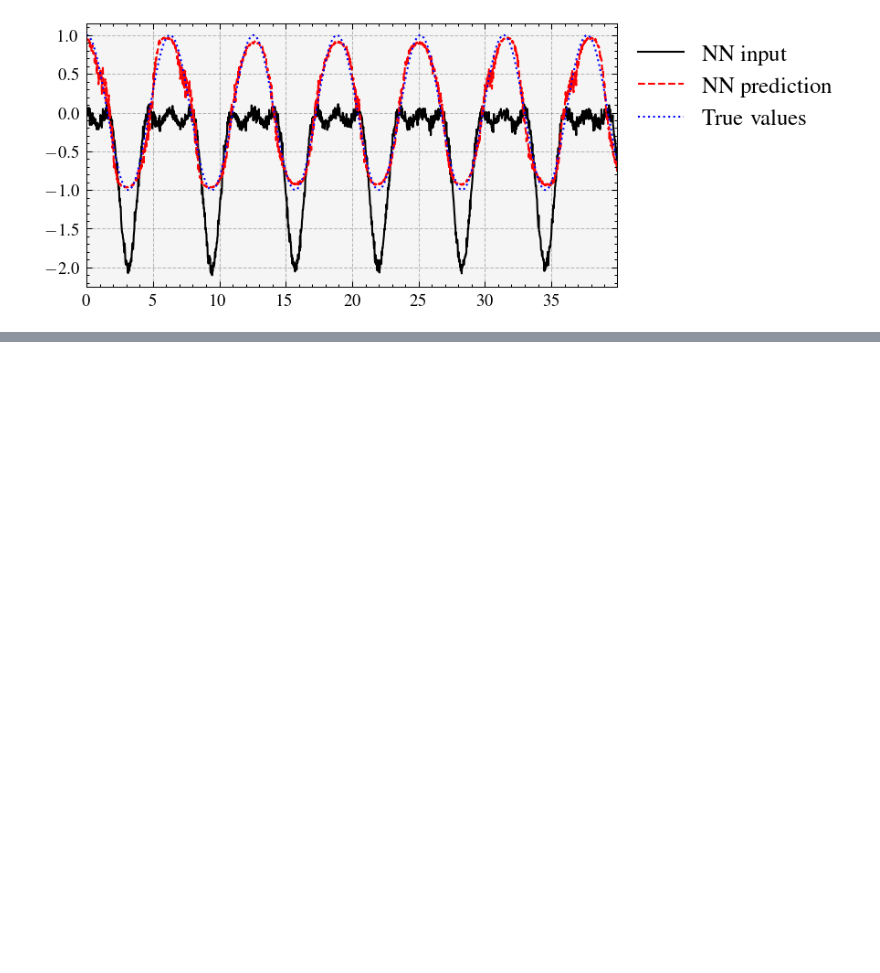
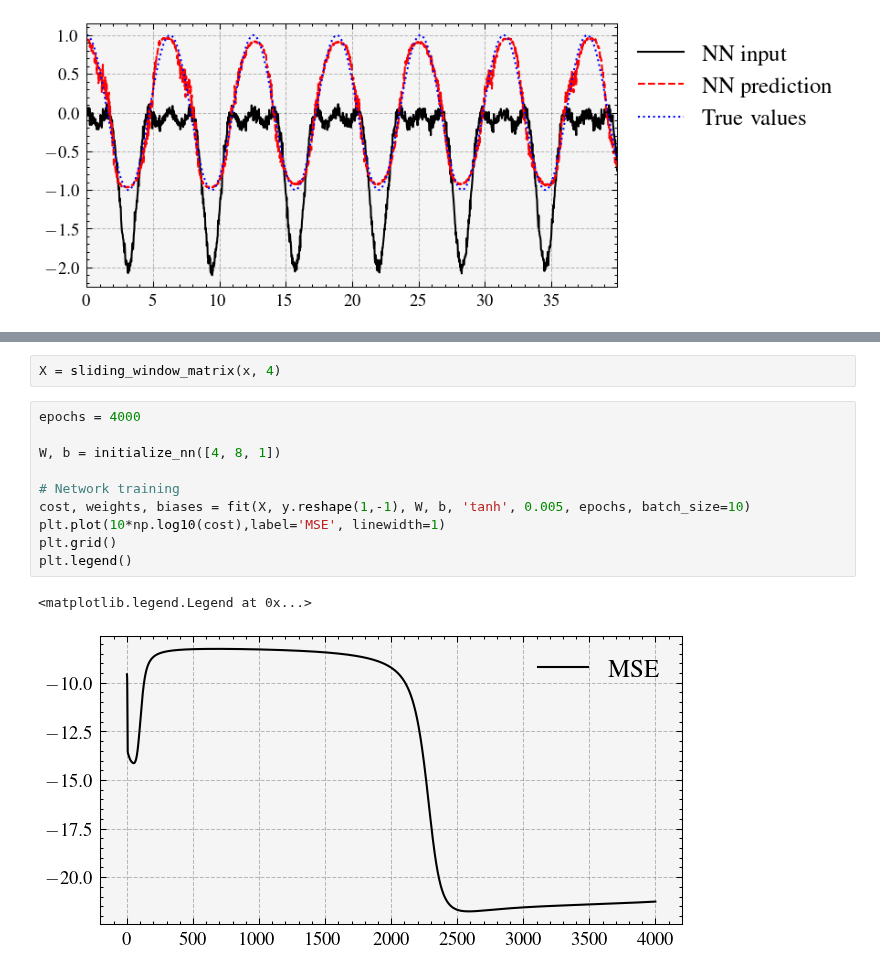
Before and after one commit to edsonportosilva/AdaptiveSignalProcessing, a Jupyter notebook: notebooks/8. MLP Neural Networks.ipynb, the cells around one changed output, grey strips where cells are left out. Cells and saved outputs as stored; diff of their text form; blank space fills up the shorter version.

```diff
--- a/notebooks/8. MLP Neural Networks.ipynb
+++ b/notebooks/8. MLP Neural Networks.ipynb
@@ -347,0 +394,15 @@ plt.legend(bbox_to_anchor=(1, 1));
+# %%
+X = sliding_window_matrix(x, 4)
+# %%
+epochs = 4000
+
+W, b = initialize_nn([4, 8, 1])
+
+# Network training
+cost, weights, biases = fit(X, y.reshape(1,-1), W, b, 'tanh', 0.005, epochs, batch_size=10)
+plt.plot(10*np.log10(cost),label='MSE', linewidth=1)
+plt.grid()
+plt.legend()
+# %% [output]
+<matplotlib.legend.Legend at 0x...>
+[figure, added]
```
Also changed, not shown: parts of 8 cells of this notebook.
